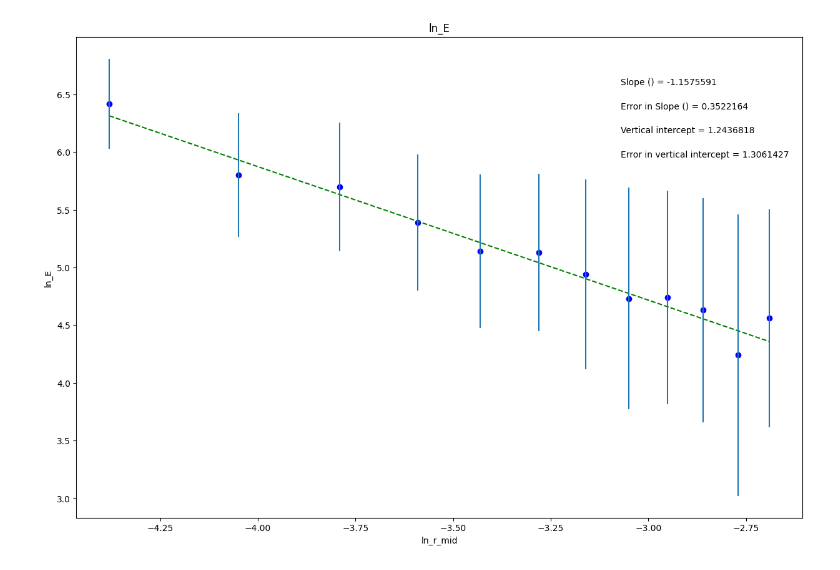
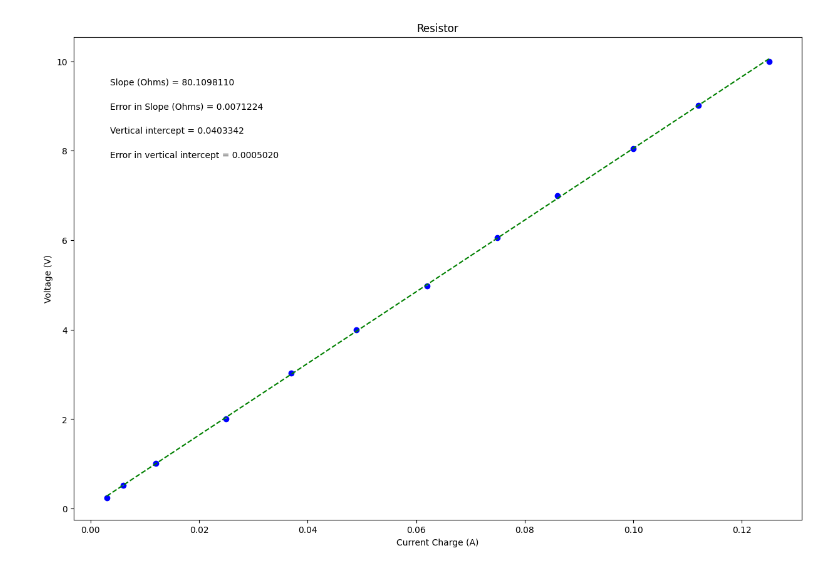
Before and after one commit to MHuckab04/physics-lab-216, a Jupyter notebook: Copy_of_PHSXlab_plotting_template.ipynb, the cells around one changed output. Drawn from its saved outputs; the diff is of its cells as text; code cells hidden in the pictures.

```diff
--- a/Copy_of_PHSXlab_plotting_template.ipynb
+++ b/Copy_of_PHSXlab_plotting_template.ipynb
@@ -19,33 +19,33 @@ import matplotlib.pyplot as plt
 #variable names should start with a letter and must contain only letters, numbers, and underscores
 
 
-ln_r_mid = np.array([-4.38, -4.05, -3.79, -3.59, -3.43, -3.28, -3.16, -3.05, -2.95, -2.86, -2.77, -2.69])
+Charge = np.array([.003, .006, .012, .025, .037, .049, .062, .075, .086, .1, .112, .125])
 
-ln_E = np.array([6.42, 5.80, 5.70, 5.39, 5.14, 5.13, 4.94, 4.73, 4.74, 4.63, 4.24, 4.56])
+yvariable_changeme = np.array([.245, .514, 1.015, 2.012, 3.034, 4.000, 4.983, 6.057, 7.000, 8.050, 9.010, 10])
 
-err_ln_E = np.array([.39, .535, .558, .591, .665, .683, .823, .961, .927, .971, 1.22, .944])
+err_yvariable_changeme = np.array([.001, .001, .001, .001, .001, .001, .001, .001, .001, .001, .001, .001])
 
 
 
 #Re-assign variables as x, y, dy so that the remaining plotting code may remain generic
 #UPDATE VARIABLE NAMES (ON RHS OF EACH EQUAL SIGN) TO MATCH VARIABLE NAMES FOR DATA ABOVE
 
-x = ln_r_mid             #this should be the array you want to plot on the x axis
-y = ln_E             #this should be the array you want to plot on the y axis
-dy = err_ln_E        #this should be your error in y array
+x = Charge             #this should be the array you want to plot on the x axis
+y = yvariable_changeme             #this should be the array you want to plot on the y axis
+dy = err_yvariable_changeme        #this should be your error in y array
 
 
 #UPDATE EACH OF THESE 4 STRINGS FOR YOUR PLOT LABELS AS YOU WANT THEM TO APPEAR
 
-plot_title= 'ln_E'
-x_label= 'ln_r_mid'
-y_label= 'ln_E'
-slope_units=''
+plot_title= 'Resistor'
+x_label= 'Current Charge (A)'
+y_label= 'Voltage (V)'
+slope_units= 'Ohms'
 
 #UPDATE ANNOTATION PLACEMENT SO IT'S OUT OF WAY OF PLOTTED DATA AND BEST FIT LINE
 #integer from 1 to 4, top R corner is 1 (counter-clockwise from there)
 
-annotation_placement=1
+annotation_placement=2
 
 
 #-----------------------------------------------------------------------#
@@ -92,31 +92,31 @@ elif annotation_placement==3 or annotation_placement==4:
 #Don't need to change anything in this section!
 
 #Plot data on graph. Plot error bars and place values for slope,
 #error in slope, and vertical intercept (plus error) on the plot using "annotate"
 
 plt.figure(figsize=(15,10))
 
 plt.plot(x, fit, color='green', linestyle='--')
 plt.scatter(x, y, color='blue', marker='o')
 
 plt.xlabel(x_label)
 plt.ylabel(y_label)
 plt.title(plot_title)
 
 plt.errorbar(x, y, yerr=dy, xerr=None, fmt="none") #don't need to plot x error bars
 
 plt.annotate('Slope ({}) = {value:.{digits}f}'.format(slope_units,value=m, digits=7),
              (xpos, ypos[0]), xycoords='axes fraction')
 
 plt.annotate('Error in Slope ({}) = {value:.{digits}f}'.format(slope_units,value=dm, digits=7),
              (xpos, ypos[1]), xycoords='axes fraction')
 
 plt.annotate('Vertical intercept = {value:.{digits}f}'.format(value=b, digits=7),
              (xpos, ypos[2]), xycoords='axes fraction')
 
 plt.annotate('Error in vertical intercept = {value:.{digits}f}'.format(value=db, digits=7),
              (xpos, ypos[3]), xycoords='axes fraction')
 
 plt.show()
 # %% [output]
-[figure, old version]
+[figure, new version]
```
